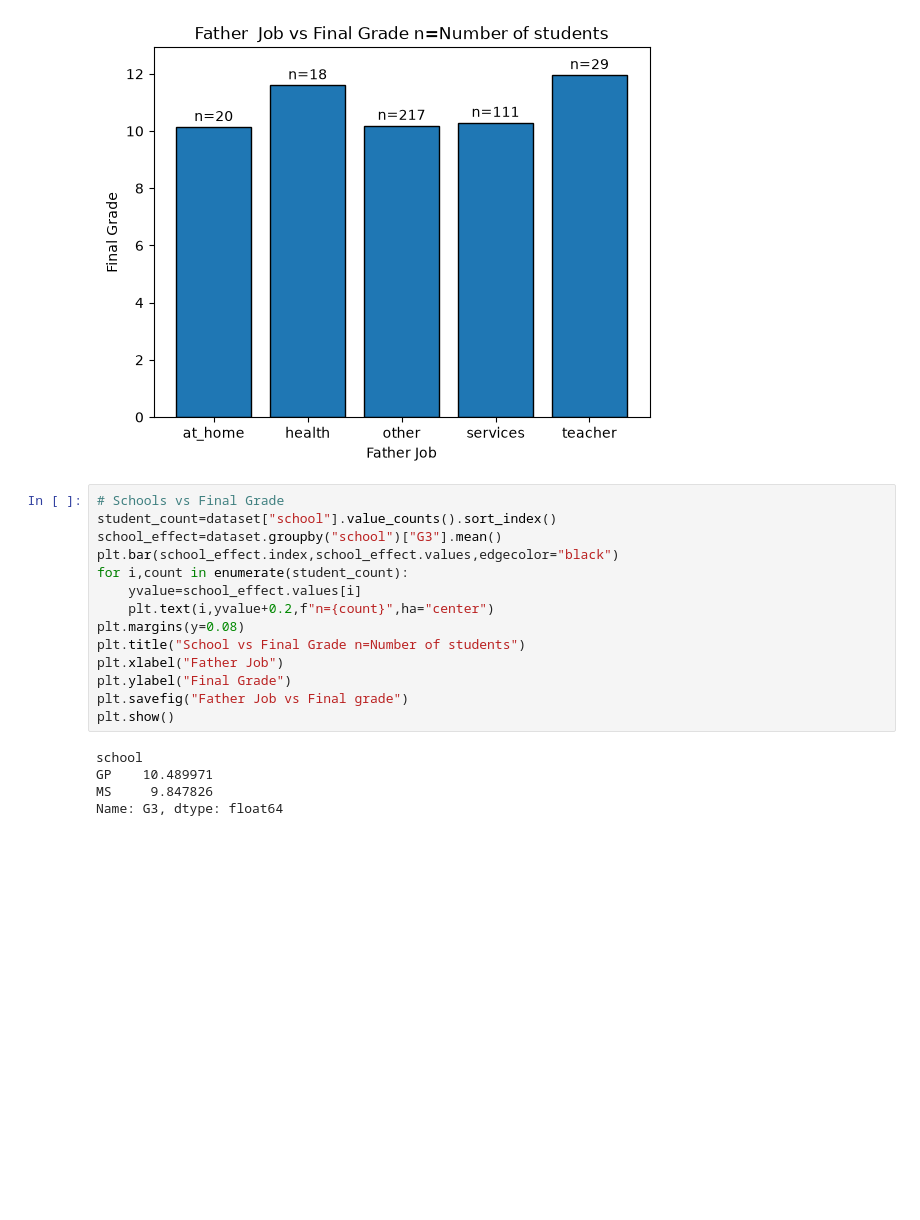
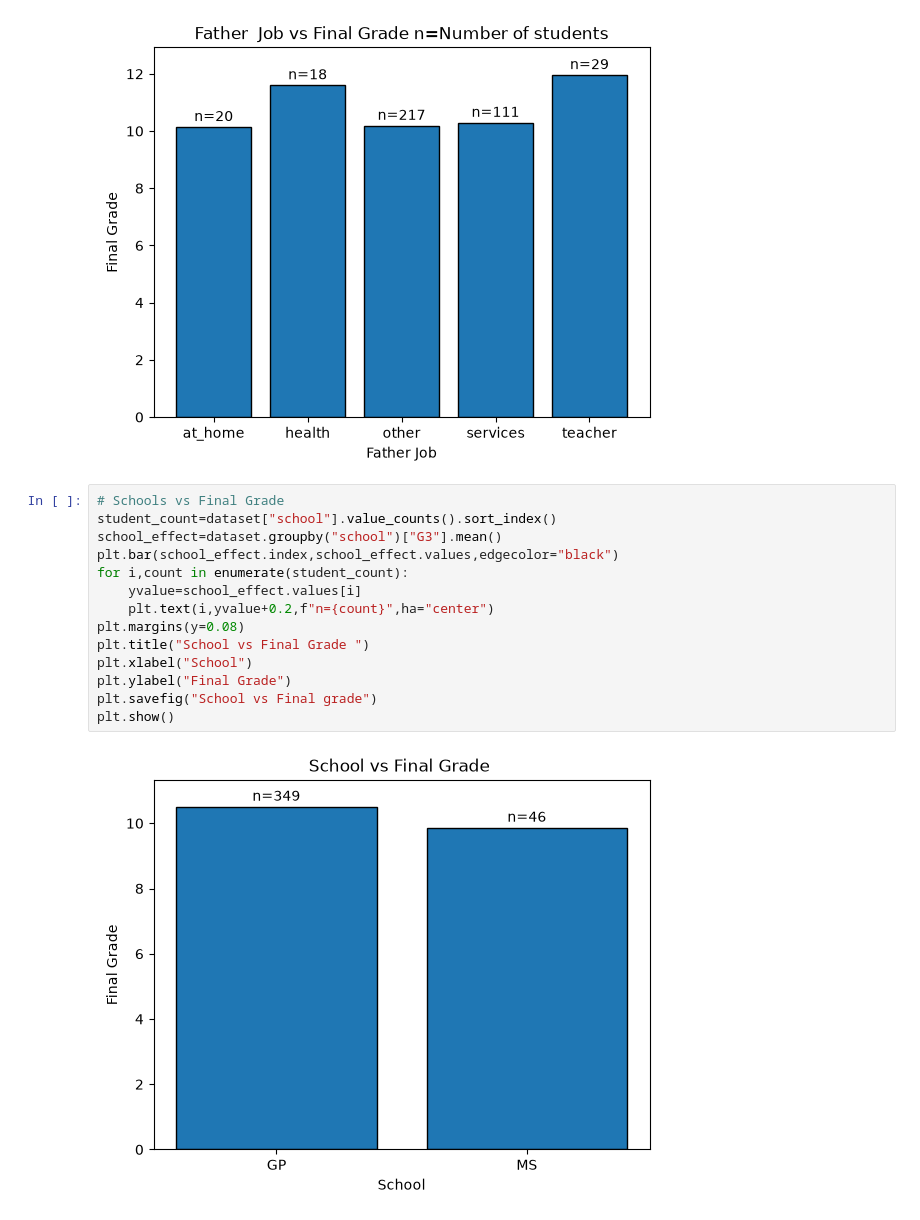
Before and after one commit to muhammadaqil-0504/Student-performance-Analysis, a Jupyter notebook: student performance analysis system.ipynb, the cells around one changed output. Drawn from its saved outputs; the diff is of its cells as text; blank space fills up the shorter version.

```diff
--- a/student performance analysis system.ipynb
+++ b/student performance analysis system.ipynb
@@ -209,20 +209,17 @@ plt.show()
 # %%
 # Schools vs Final Grade
 student_count=dataset["school"].value_counts().sort_index()
 school_effect=dataset.groupby("school")["G3"].mean()
 plt.bar(school_effect.index,school_effect.values,edgecolor="black")
 for i,count in enumerate(student_count):
     yvalue=school_effect.values[i]
     plt.text(i,yvalue+0.2,f"n={count}",ha="center")
 plt.margins(y=0.08)
-plt.title("School vs Final Grade n=Number of students")
-plt.xlabel("Father Job")
+plt.title("School vs Final Grade ")
+plt.xlabel("School")
 plt.ylabel("Final Grade")
-plt.savefig("Father Job vs Final grade")
+plt.savefig("School vs Final grade")
 plt.show()
 # %% [output]
-school
-GP    10.489971
-MS     9.847826
-Name: G3, dtype: float64
+[figure, added]
 # %%
```
Also changed, not shown: parts of 3 cells of this notebook, 2 other files.
